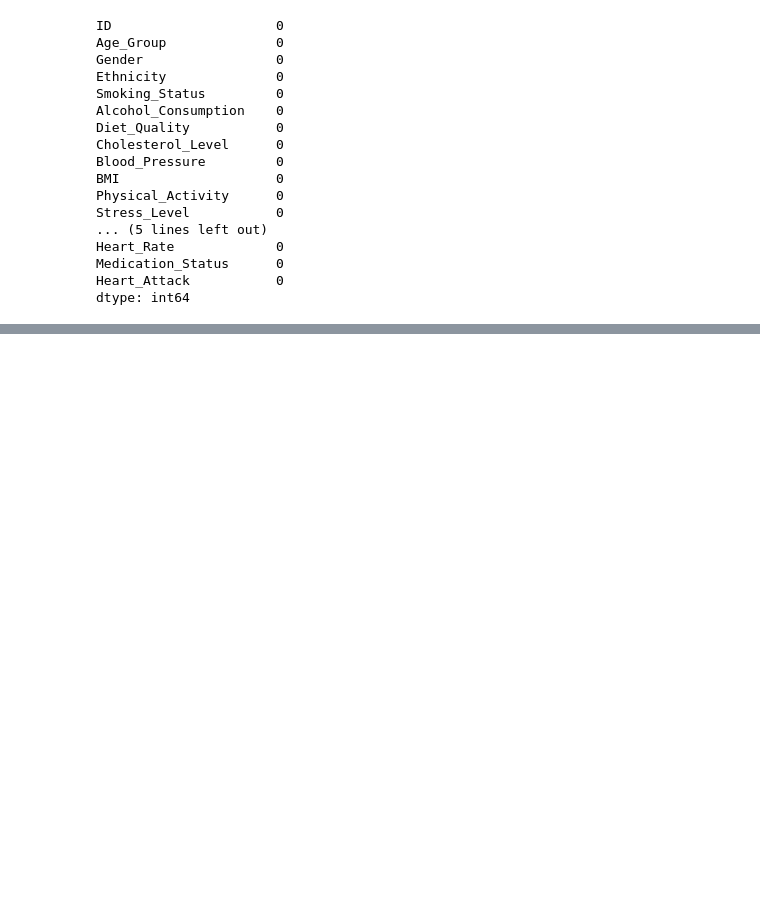
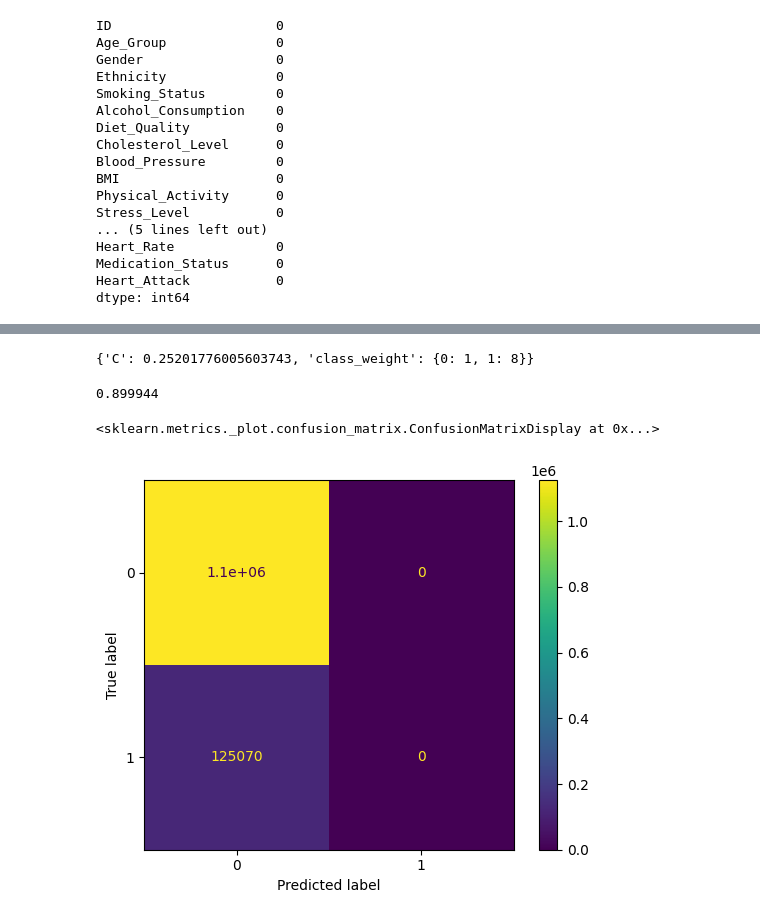
Before and after one commit to Harsh-Tiwadi/Exploratory-Data-Analysis-EDA, a Jupyter notebook: EDA/Heart-Attack/heart-attack.ipynb, the cells around one changed output, grey strips where cells are left out. Cells and saved outputs as stored; diff of their text form; code cells hidden in the pictures; blank space fills up the shorter version.

```diff
--- a/EDA/Heart-Attack/heart-attack.ipynb
+++ b/EDA/Heart-Attack/heart-attack.ipynb
@@ -125,0 +139,14 @@ dtype: int64
+# %%
+x = df.drop('Heart_Attack', axis=1)
+y = df['Heart_Attack']
+svm_params = {
+
+    'C':loguniform(1e-4, 50),
+    'class_weight':[{0:1, 1:9}, {0:1, 1:8}, {0:1, 1:10}],
+
+}
+x_train, x_test, y_train, y_test = train_test_split(x, y, test_size=0.25, stratify=y, random_state=42)
+svm_model = LinearSVC(max_iter=10000, random_state=42)
+grid_svm = RandomizedSearchCV(estimator=svm_model, param_distributions=svm_params, cv=3, n_iter=50, random_state=42, scoring='accuracy', verbose=2)
+grid_svm.fit(x_train, y_train)
+y_pred = grid_svm.predict(x_test)
@@ -125,0 +171,4 @@ dtype: int64
+# %%
+grid_svm.best_params_
+# %% [output]
+{'C': 0.25201776005603743, 'class_weight': {0: 1, 1: 8}}
@@ -125,0 +179,10 @@ dtype: int64
+# %%
+accuracy
+# %% [output]
+0.899944
+# %%
+cm = ConfusionMatrixDisplay(confusion_matrix(y_test, y_pred))
+cm.plot()
+# %% [output]
+<sklearn.metrics._plot.confusion_matrix.ConfusionMatrixDisplay at 0x...>
+[figure, added]
```
Also changed, not shown: parts of 15 cells of this notebook, 1 other file.
